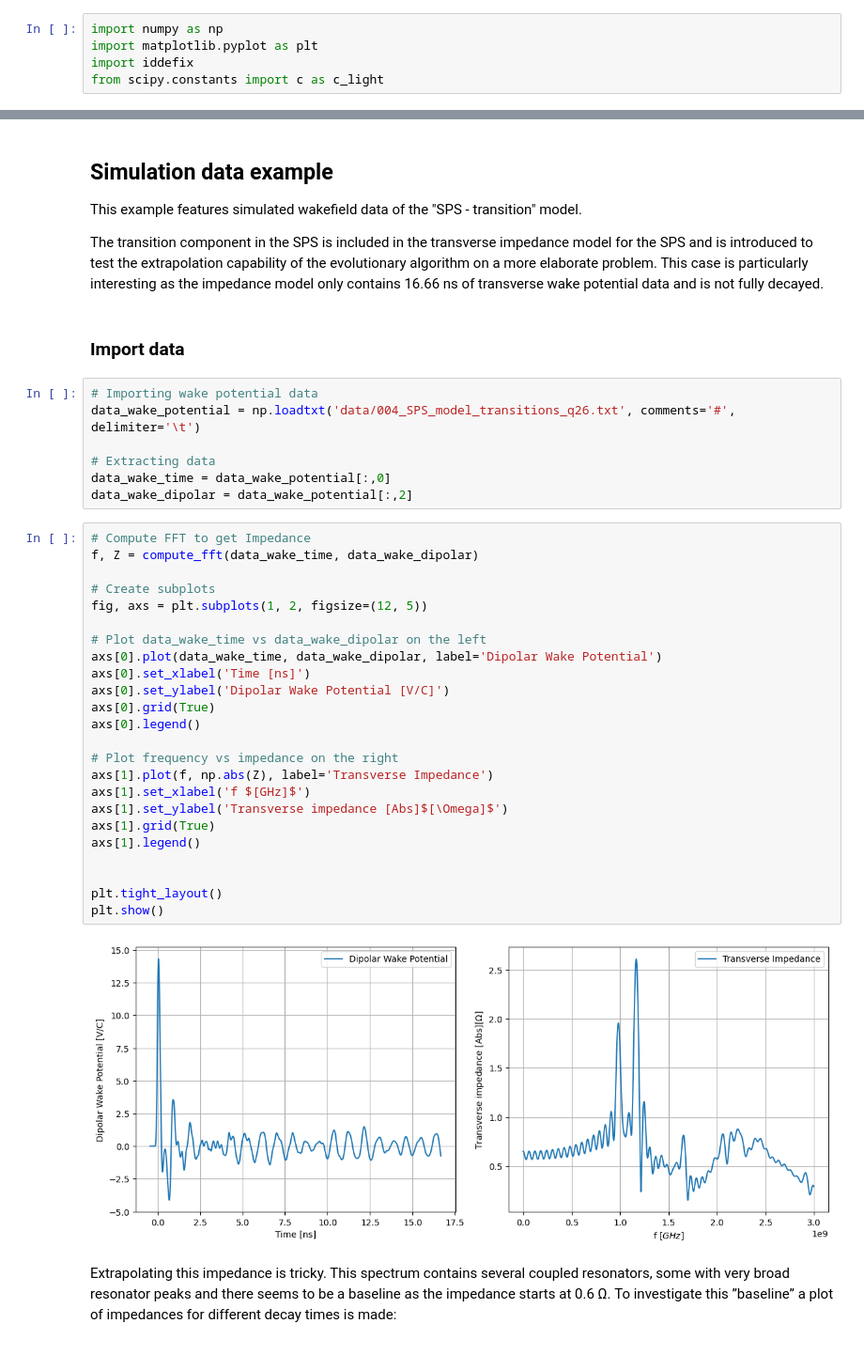
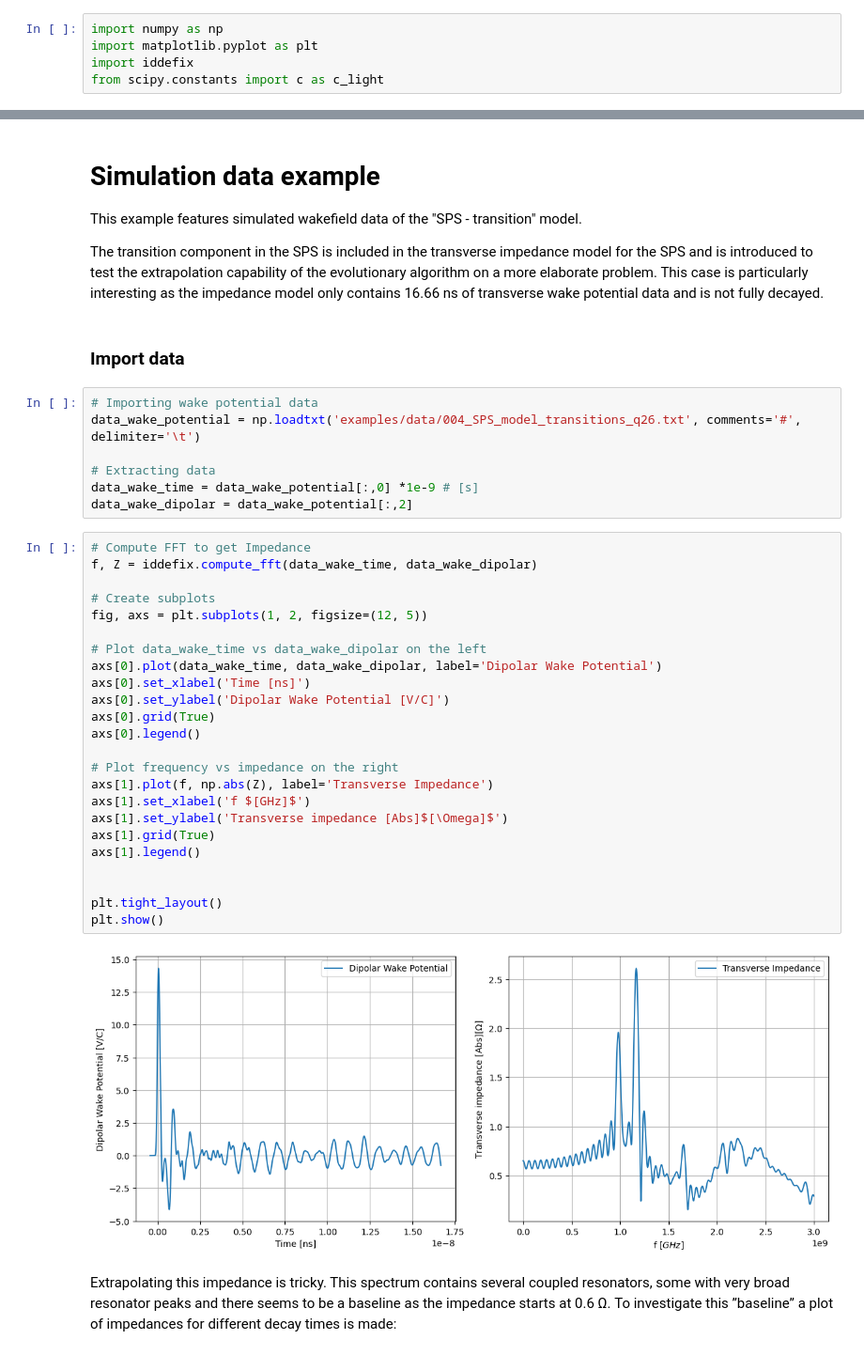
Before and after one commit to SebastienJoly/IDDEFIX, a Jupyter notebook: examples/004_sps_transition.ipynb, the cells around one changed output, grey strips where cells are left out. Shown at 94% size. Saved outputs shown, nothing was run; the diff lists cells and outputs as text.

```diff
--- a/examples/004_sps_transition.ipynb
+++ b/examples/004_sps_transition.ipynb
@@ -30,5 +8,5 @@ def timeframe_for_extrapolation(timedata, end_time):
 # %% [markdown]
-## Simulation data example
+# Simulation data example
 
 This example features simulated wakefield data of the "SPS - transition" model.
 
@@ -37,37 +15,37 @@ The transition component in the SPS is included in the transverse impedance mode
 ### Import data
 # %%
 # Importing wake potential data
-data_wake_potential = np.loadtxt('data/004_SPS_model_transitions_q26.txt', comments='#', delimiter='\t')
+data_wake_potential = np.loadtxt('examples/data/004_SPS_model_transitions_q26.txt', comments='#', delimiter='\t')
 
 # Extracting data
-data_wake_time = data_wake_potential[:,0]
+data_wake_time = data_wake_potential[:,0] *1e-9 # [s]
 data_wake_dipolar = data_wake_potential[:,2]
 # %%
 # Compute FFT to get Impedance
-f, Z = compute_fft(data_wake_time, data_wake_dipolar)
+f, Z = iddefix.compute_fft(data_wake_time, data_wake_dipolar)
 
 # Create subplots
 fig, axs = plt.subplots(1, 2, figsize=(12, 5))
 
 # Plot data_wake_time vs data_wake_dipolar on the left
 axs[0].plot(data_wake_time, data_wake_dipolar, label='Dipolar Wake Potential')
 axs[0].set_xlabel('Time [ns]')
 axs[0].set_ylabel('Dipolar Wake Potential [V/C]')
 axs[0].grid(True)
 axs[0].legend()
 
 # Plot frequency vs impedance on the right
 axs[1].plot(f, np.abs(Z), label='Transverse Impedance')
 axs[1].set_xlabel('f $[GHz]$')
 axs[1].set_ylabel('Transverse impedance [Abs]$[\Omega]$')
 axs[1].grid(True)
 axs[1].legend()
 
 
 plt.tight_layout()
 plt.show()
 # %% [output]
-[figure, old version]
+[figure, new version]
 # %% [markdown]
 Extrapolating this impedance is tricky. This spectrum contains several coupled resonators, some with very broad resonator peaks and there seems to be a baseline as the impedance starts at 0.6 Ω. To investigate this ”baseline” a plot of impedances for different decay times is made:
 # %%
```
Also changed, not shown: parts of 21 cells of this notebook.
